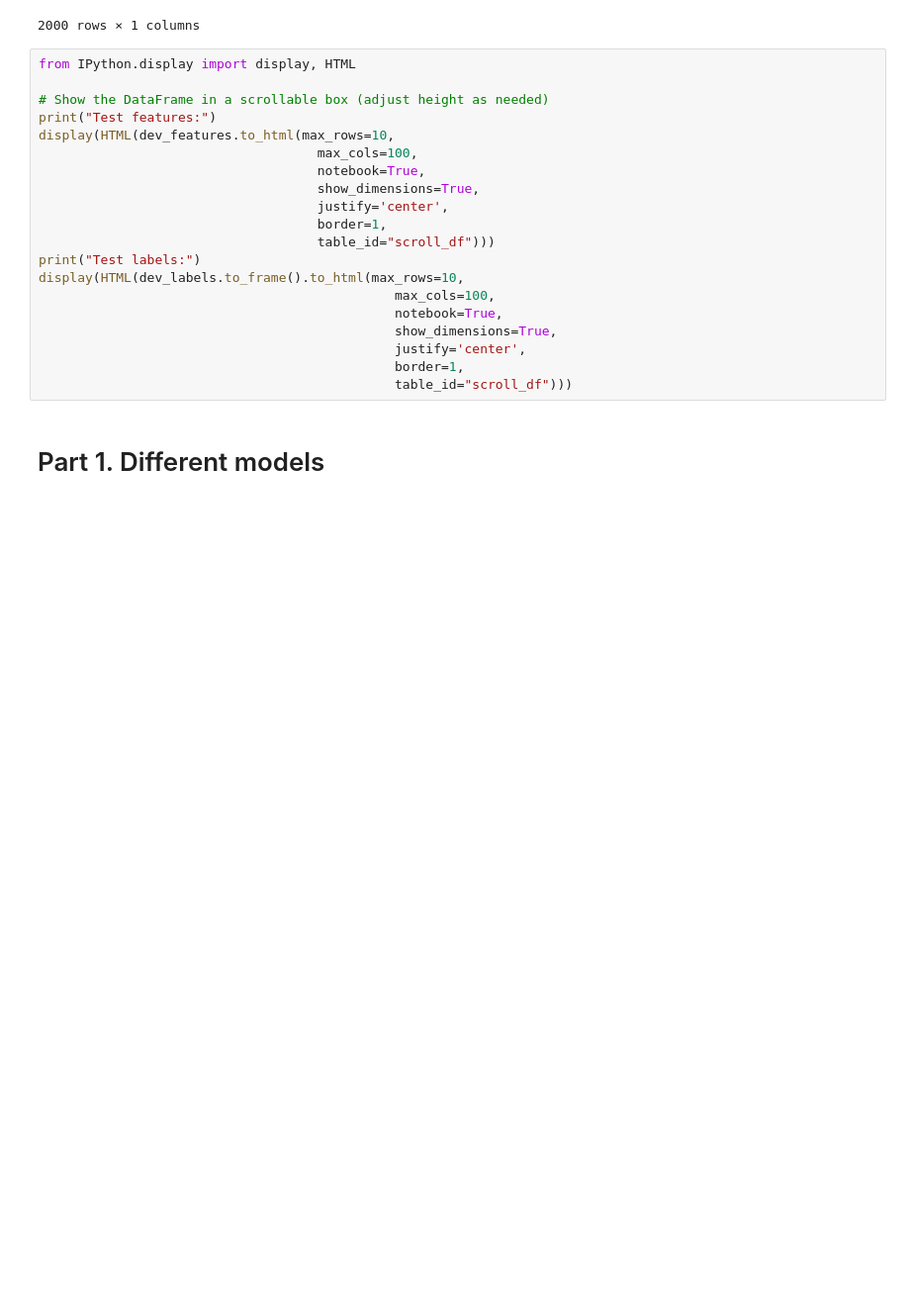
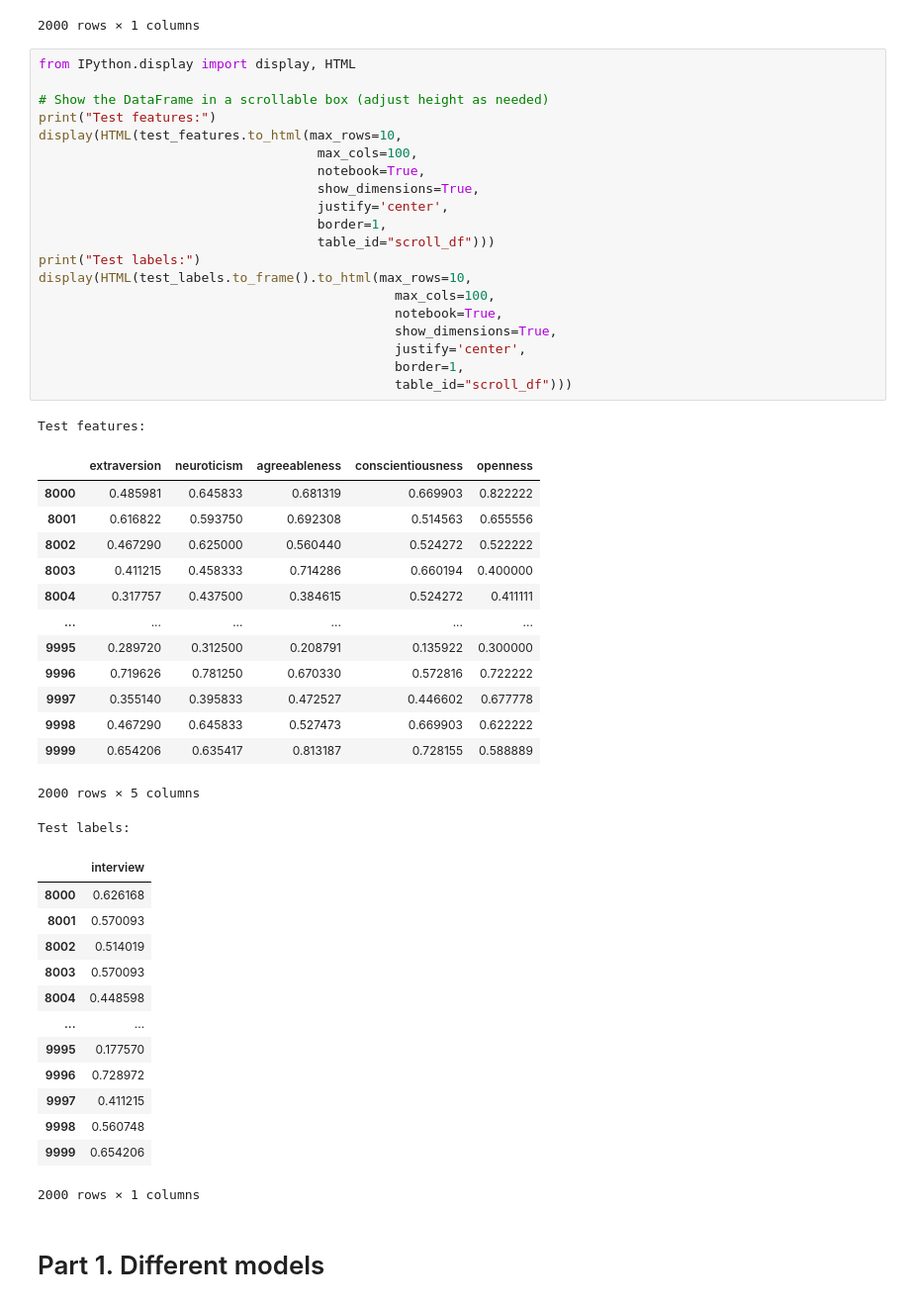
Before and after one commit to BarGinger/HCML-Explainability, a Jupyter notebook: Prog_Explainability_Group_10 part1.ipynb, the cells around one changed output. Shown at 99% size. Saved outputs shown, nothing was run; the diff lists cells and outputs as text; blank space fills up the shorter version.

```diff
--- a/Prog_Explainability_Group_10 part1.ipynb
+++ b/Prog_Explainability_Group_10 part1.ipynb
@@ -213,23 +213,52 @@ Dev labels:
 # %%
 from IPython.display import display, HTML
 
 # Show the DataFrame in a scrollable box (adjust height as needed)
 print("Test features:")
-display(HTML(dev_features.to_html(max_rows=10,
+display(HTML(test_features.to_html(max_rows=10,
                                     max_cols=100,
                                     notebook=True,
                                     show_dimensions=True,
                                     justify='center',
                                     border=1,
                                     table_id="scroll_df")))
 print("Test labels:")
-display(HTML(dev_labels.to_frame().to_html(max_rows=10,
+display(HTML(test_labels.to_frame().to_html(max_rows=10,
                                               max_cols=100,
                                               notebook=True,
                                               show_dimensions=True,
                                               justify='center',
                                               border=1,
                                               table_id="scroll_df")))
+# %% [output]
+Test features:
+|  | extraversion | neuroticism | agreeableness | conscientiousness | openness |
+| 8000 | 0.485981 | 0.645833 | 0.681319 | 0.669903 | 0.822222 |
+| 8001 | 0.616822 | 0.593750 | 0.692308 | 0.514563 | 0.655556 |
+| 8002 | 0.467290 | 0.625000 | 0.560440 | 0.524272 | 0.522222 |
+| 8003 | 0.411215 | 0.458333 | 0.714286 | 0.660194 | 0.400000 |
+| 8004 | 0.317757 | 0.437500 | 0.384615 | 0.524272 | 0.411111 |
+| ... | ... | ... | ... | ... | ... |
+| 9995 | 0.289720 | 0.312500 | 0.208791 | 0.135922 | 0.300000 |
+| 9996 | 0.719626 | 0.781250 | 0.670330 | 0.572816 | 0.722222 |
+| 9997 | 0.355140 | 0.395833 | 0.472527 | 0.446602 | 0.677778 |
+| 9998 | 0.467290 | 0.645833 | 0.527473 | 0.669903 | 0.622222 |
+| 9999 | 0.654206 | 0.635417 | 0.813187 | 0.728155 | 0.588889 |
+2000 rows × 5 columns
+Test labels:
+|  | interview |
+| 8000 | 0.626168 |
+| 8001 | 0.570093 |
+| 8002 | 0.514019 |
+| 8003 | 0.570093 |
+| 8004 | 0.448598 |
+| ... | ... |
+| 9995 | 0.177570 |
+| 9996 | 0.728972 |
+| 9997 | 0.411215 |
+| 9998 | 0.560748 |
+| 9999 | 0.654206 |
+2000 rows × 1 columns
 # %% [markdown]
 # Part 1. Different models
 # %% [markdown]
```
Also changed, not shown: parts of 3 cells of this notebook.
